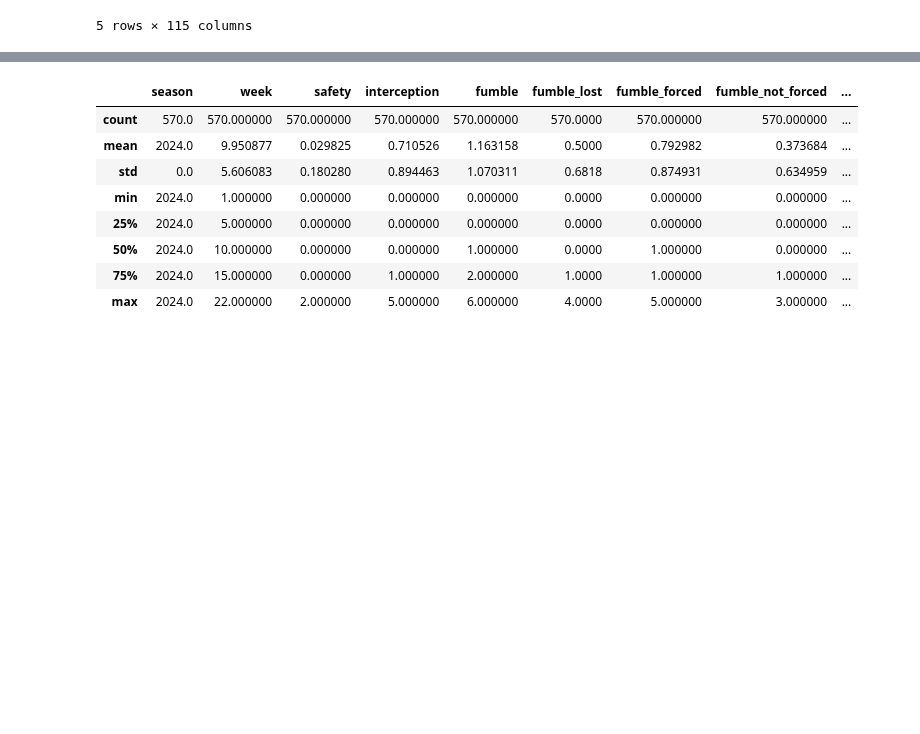
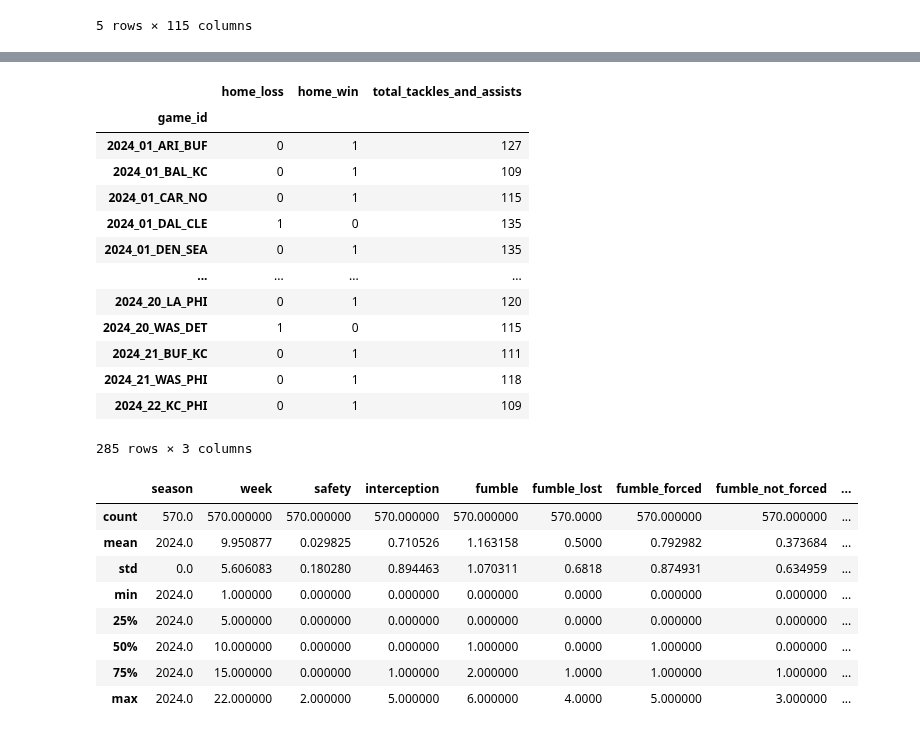
Before and after one commit to Ejaramillo1/nfl_ml_project, a Jupyter notebook: notebook/data/EDA_NFL_Team_metrics.ipynb, the cells around one changed output, grey strips where cells are left out. Saved outputs shown, nothing was run; the diff lists cells and outputs as text; code cells hidden in the pictures; blank space fills up the shorter version.

```diff
--- a/notebook/data/EDA_NFL_Team_metrics.ipynb
+++ b/notebook/data/EDA_NFL_Team_metrics.ipynb
@@ -151,3 +158,29 @@ wdf_of_2024.head()
+# %%
+wdf_def_24_filtered['total_tackles_and_assists'] = (wdf_def_24_filtered['solo_tackle'] + wdf_def_24_filtered['assist_tackle'] + wdf_def_24_filtered['tackle_with_assist'] + wdf_def_24_filtered['sack'])
+# %%
+
+wdf_def_24_filtered.pivot_table(
+    values=['total_tackles_and_assists'],
+    index='game_id',
+    # columns='team',
+    aggfunc='sum',
+    fill_value=0
+)
+# %% [output]
+|  | home_loss | home_win | total_tackles_and_assists |
+| game_id |  |  |  |
+| 2024_01_ARI_BUF | 0 | 1 | 127 |
+| 2024_01_BAL_KC | 0 | 1 | 109 |
+| 2024_01_CAR_NO | 0 | 1 | 115 |
+| 2024_01_DAL_CLE | 1 | 0 | 135 |
+| 2024_01_DEN_SEA | 0 | 1 | 135 |
+| ... | ... | ... | ... |
+| 2024_20_LA_PHI | 0 | 1 | 120 |
+| 2024_20_WAS_DET | 1 | 0 | 115 |
+| 2024_21_BUF_KC | 0 | 1 | 111 |
+| 2024_21_WAS_PHI | 0 | 1 | 118 |
+| 2024_22_KC_PHI | 0 | 1 | 109 |
+285 rows × 3 columns
 # %%
 wdf_def_2024.describe()
 # %% [output]
```
Also changed, not shown: parts of 7 cells of this notebook.
